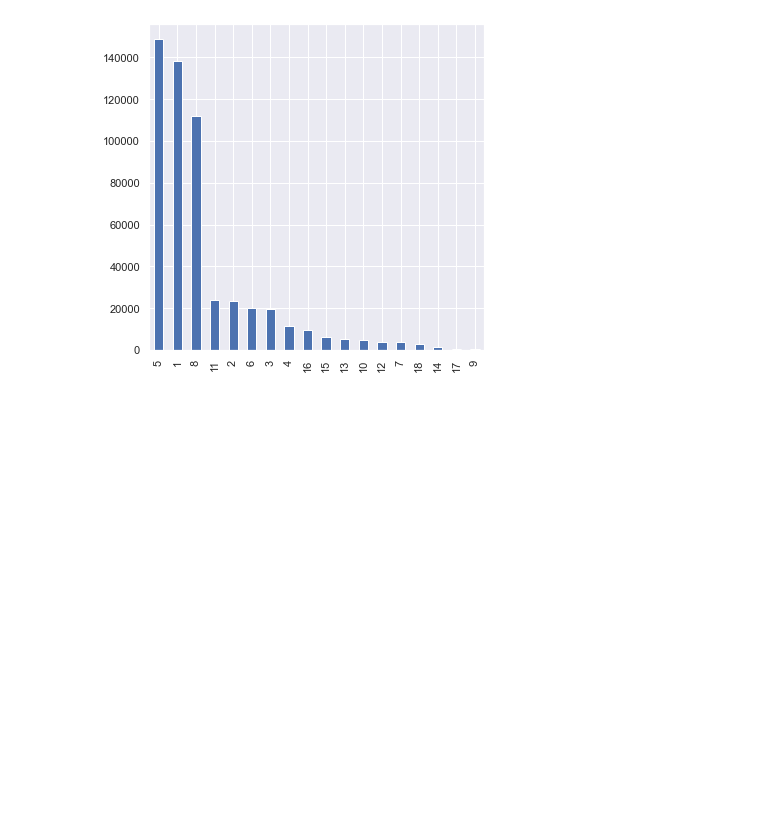
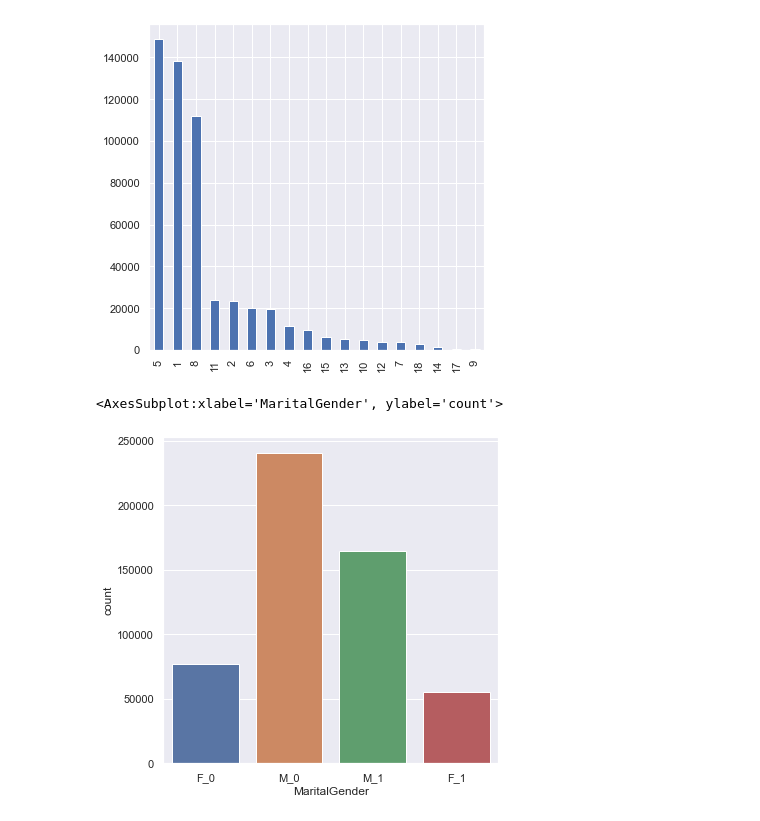
Before and after one commit to guptadhruv51/Data-Science-and-ML-GFG-, a Jupyter notebook: Data_Analysis/Projects/Black_Friday.ipynb, the cells around one changed output. Cells and saved outputs as stored; diff of their text form; code cells hidden in the pictures; blank space fills up the shorter version.

```diff
--- a/Data_Analysis/Projects/Black_Friday.ipynb
+++ b/Data_Analysis/Projects/Black_Friday.ipynb
@@ -329,3 +329,14 @@ df['Product_Category_1'].value_counts(ascending=False).plot(kind='bar')
 # %% [output]
 <AxesSubplot:>
 [figure]
+# %%
+l = []
+for i in range(len(df)):
+    l.append(df['Gender'][i] +"_"+ str(df['Marital_Status'][i]))
+
+df['MaritalGender'] = l
+# %%
+sns.countplot(x = df['MaritalGender'])
+# %% [output]
+<AxesSubplot:xlabel='MaritalGender', ylabel='count'>
+[figure, added]
```
Also changed, not shown: parts of 4 cells of this notebook.
